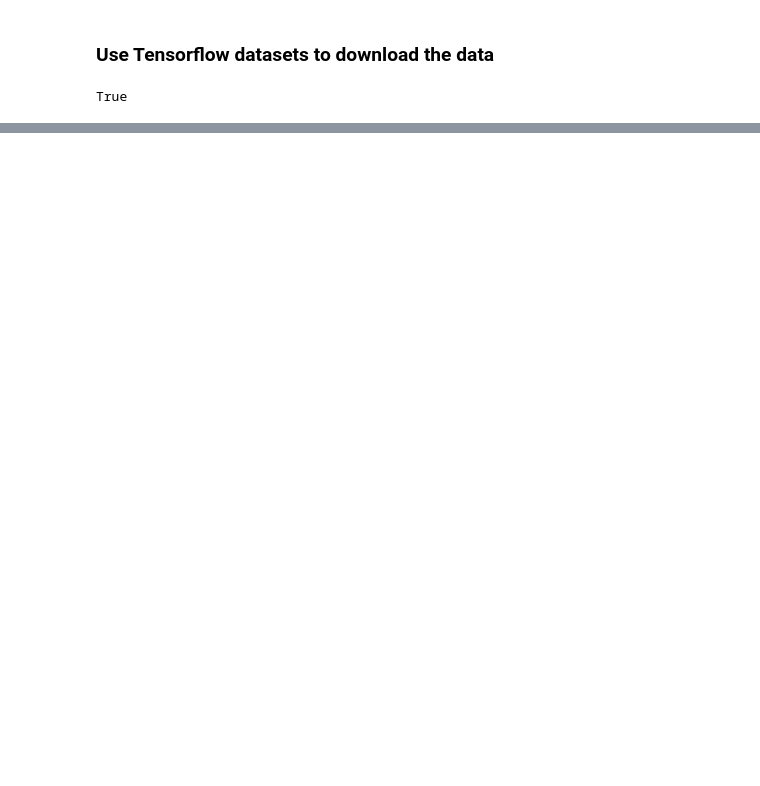
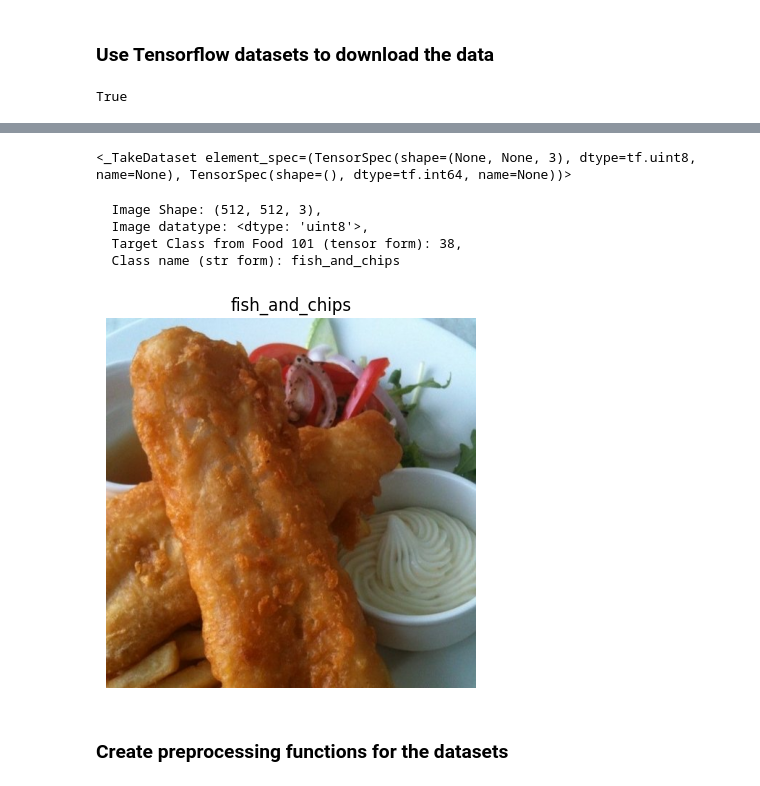
Before and after one commit to aakriti-dot/FoodClassPrediction, a Jupyter notebook: FoodClassPrediction.ipynb, the cells around one changed output, grey strips where cells are left out. Cells and saved outputs as stored; diff of their text form; code cells hidden in the pictures; blank space fills up the shorter version.

```diff
--- a/FoodClassPrediction.ipynb
+++ b/FoodClassPrediction.ipynb
@@ -46,0 +57,4 @@ Dataset food101 downloaded and prepared to /root/tensorflow_datasets/food101/2.0
+# %%
+#Get the class names
+class_names = ds_info.features['label'].names
+class_names[:10]
@@ -46,0 +72,29 @@ Dataset food101 downloaded and prepared to /root/tensorflow_datasets/food101/2.0
+# %%
+train_one_sample = train_data.take(1)
+train_one_sample
+# %% [output]
+<_TakeDataset element_spec=(TensorSpec(shape=(None, None, 3), dtype=tf.uint8, name=None), TensorSpec(shape=(), dtype=tf.int64, name=None))>
+# %%
+#Output info about our training sample
+for image, label in train_one_sample:
+  print(f"""
+  Image Shape: {image.shape},
+  Image datatype: {image.dtype},
+  Target Class from Food 101 (tensor form): {label},
+  Class name (str form): {class_names[label.numpy()]}
+  """)
+# %% [output]
+  Image Shape: (512, 512, 3),
+  Image datatype: <dtype: 'uint8'>,
+  Target Class from Food 101 (tensor form): 38,
+  Class name (str form): fish_and_chips
+# %%
+import matplotlib.pyplot as plt
+import tensorflow as tf
+plt.imshow(image)
+plt.title(class_names[label.numpy()])
+plt.axis(False);
+# %% [output]
+[figure, added]
+# %% [markdown]
+### Create preprocessing functions for the datasets
```
Also changed, not shown: parts of 8 cells of this notebook.
